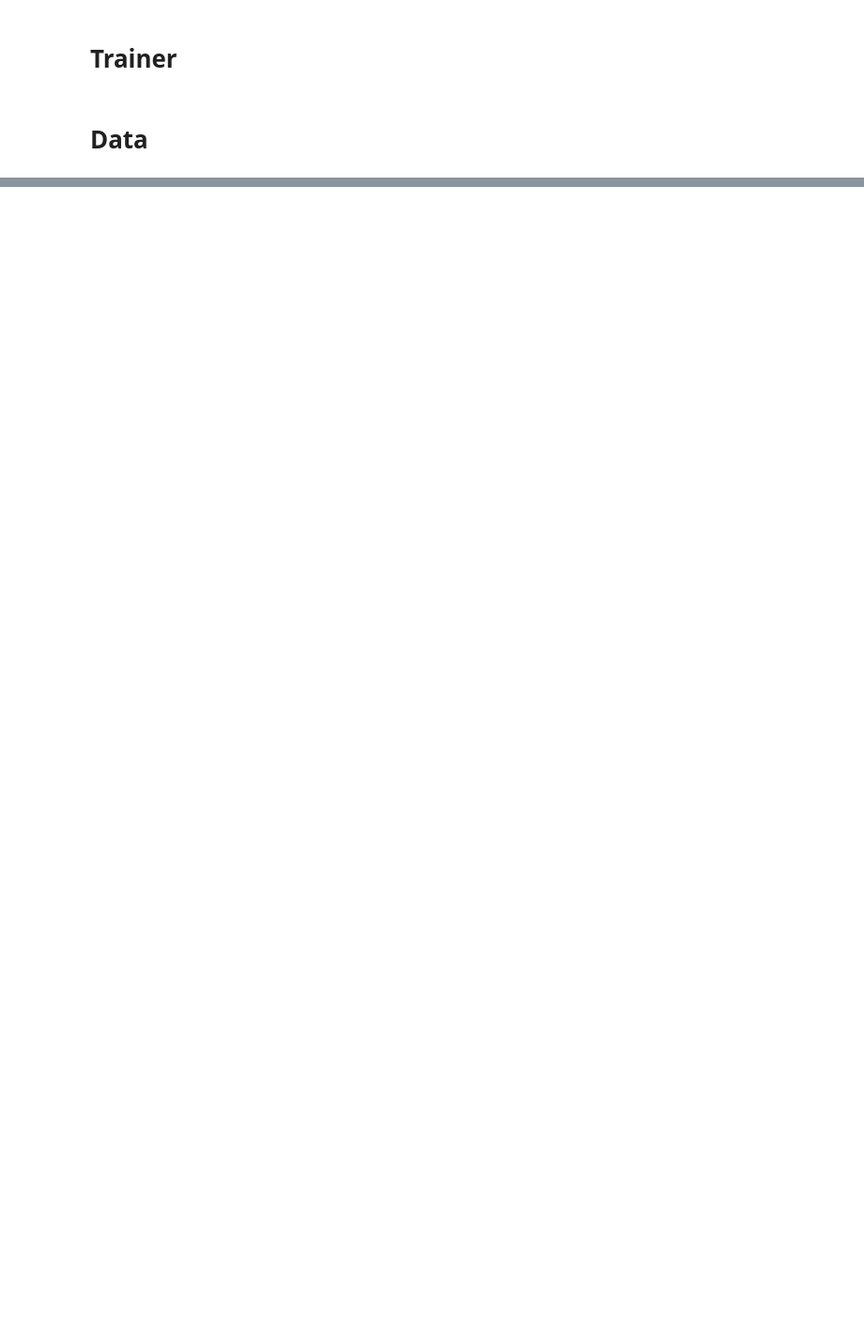
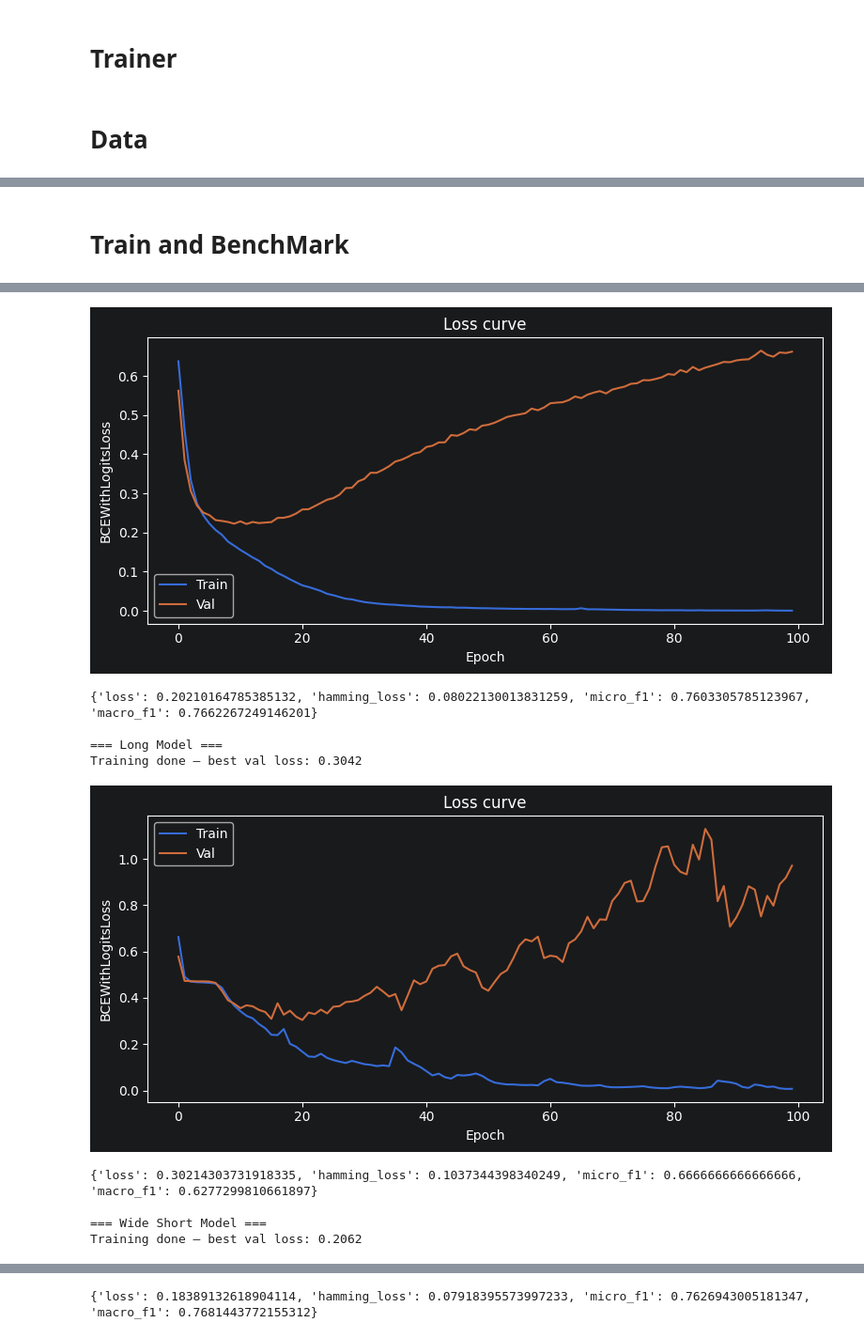
Before and after one commit to xXKeNdAmAmAsTeRXx/Deep_Learning_Labs, a Jupyter notebook: Lab4/5_shapes.ipynb, the cells around one changed output, grey strips where cells are left out. Shown at 94% size. Saved outputs shown, nothing was run; the diff lists cells and outputs as text; code cells hidden in the pictures; blank space fills up the shorter version.

Commit message:
lab4/ shapes run all models for 100 epochs, metrics + plots

```diff
--- a/Lab4/5_shapes.ipynb
+++ b/Lab4/5_shapes.ipynb
@@ -16,15 +16,14 @@ class MultiLabelTrainer:
 
     def __init__(
         self,
-        model_class: type,
-        model_params: dict,
+        model: object,
         train_loader: DataLoader,
         val_loader: DataLoader,
         device: torch.device,
         lr: float = 1e-3,
         num_epochs: int = 100,
     ):
-        self.model = model_class(**model_params).to(device)
+        self.model = model
         self.train_loader = train_loader
         self.val_loader = val_loader
         self.device = device
@@ -120,0 +241,13 @@ class MultiLabelTrainer:
+# %%
+def total_params(model):
+    return sum(p.numel() for p in model.parameters() if p.requires_grad)
+
+pyramid_m = Pyramid(INPUT_DIM, N_LABELS, 2).to(DEVICE)
+long_narrow = SharedOutputMLP(INPUT_DIM,  260, 12, N_LABELS).to(DEVICE)
+wide_short = SharedOutputMLP(INPUT_DIM, 499,  3, N_LABELS).to(DEVICE)
+
+
+
+print(f'Pyramid: {total_params(pyramid_m)} parameters')
+print(f'long_narrow: {total_params(long_narrow)} parameters')
+print(f'wide_short: {total_params(wide_short)} parameters')
@@ -120,0 +258,25 @@ class MultiLabelTrainer:
+# %% [markdown]
+# Train and BenchMark
+# %%
+pyramid_trainer = MultiLabelTrainer(pyramid_m, train_loader, val_loader, DEVICE, 3e-4, 100)
+long_trainer = MultiLabelTrainer(long_narrow, train_loader, val_loader, DEVICE, 3e-4, 100)
+wide_tainer = MultiLabelTrainer(wide_short, train_loader, val_loader, DEVICE, 3e-4, 100)
+
+print(f'\n=== Pyramid Model ===')
+history = pyramid_trainer.train()
+pyramid_trainer.plot_loss(history)
+pyramid_score  = pyramid_trainer.evaluate(test_loader)
+print(pyramid_score)
+
+print(f'\n=== Long Model ===')
+history = long_trainer.train()
+long_trainer.plot_loss(history)
+long_score = long_trainer.evaluate(test_loader)
+print(long_score)
+
+print(f'\n=== Wide Short Model ===')
+history = wide_tainer.train()
+wide_tainer.plot_loss(history)
+wide_score = wide_tainer.evaluate(test_loader)
+print(wide_score)
+# %% [output]
@@ -120,0 +285,10 @@ class MultiLabelTrainer:
+[figure, added]
+{'loss': 0.20210164785385132, 'hamming_loss': 0.08022130013831259, 'micro_f1': 0.7603305785123967, 'macro_f1': 0.7662267249146201}
+
+=== Long Model ===
+Training done — best val loss: 0.3042
+[figure, added]
+{'loss': 0.30214303731918335, 'hamming_loss': 0.1037344398340249, 'micro_f1': 0.6666666666666666, 'macro_f1': 0.6277299810661897}
+
+=== Wide Short Model ===
+Training done — best val loss: 0.2062
@@ -120,0 +296 @@ class MultiLabelTrainer:
+{'loss': 0.18389132618904114, 'hamming_loss': 0.07918395573997233, 'micro_f1': 0.7626943005181347, 'macro_f1': 0.7681443772155312}
```
Also changed, not shown: parts of 6 cells of this notebook.
